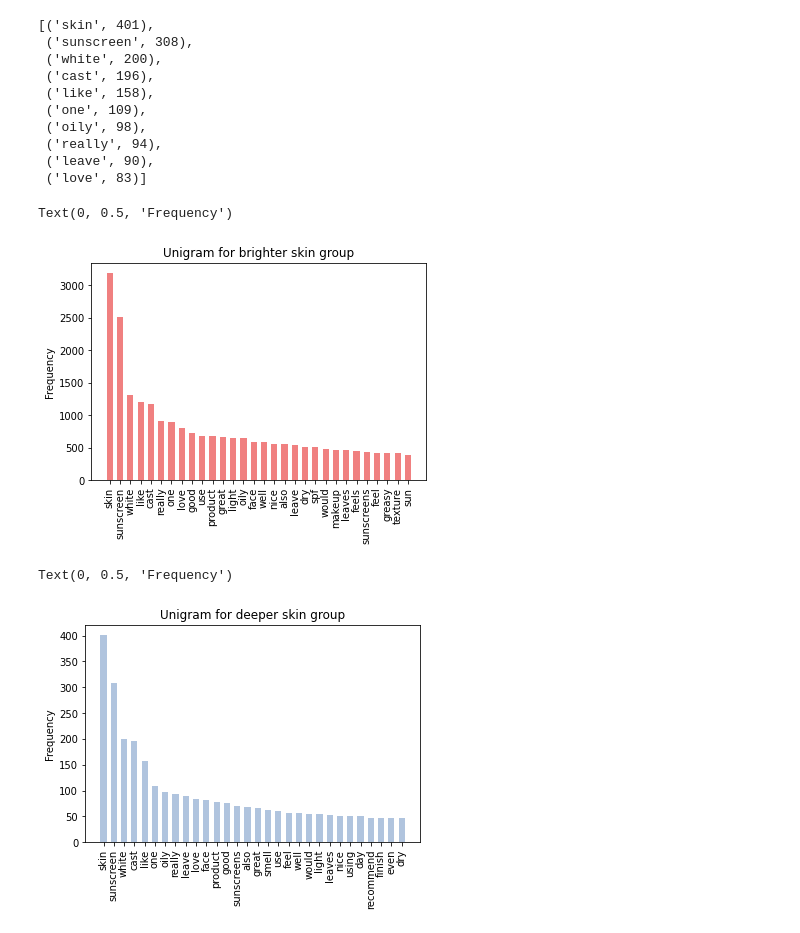
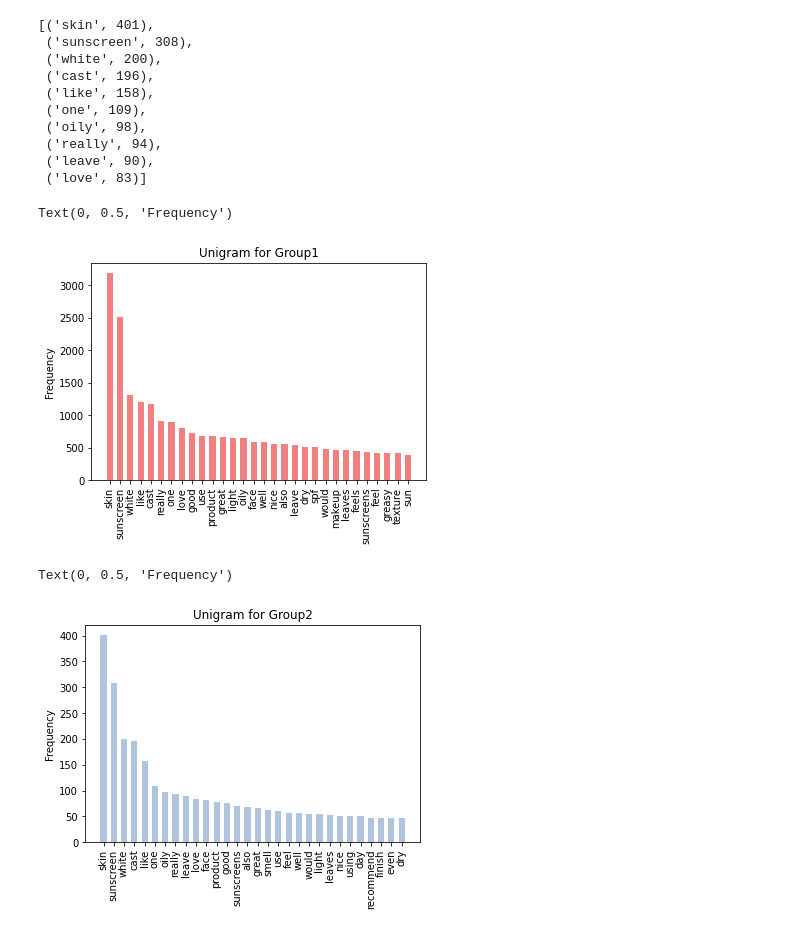
Before and after one commit to johnwalkington/fun-in-the-sun, a Jupyter notebook: Code/Skin_plot_and_nltk.ipynb, the cells around one changed output. Cells and saved outputs as stored; diff of their text form; code cells hidden in the pictures.

Commit message:
edit skin_plot_and_nltk

```diff
--- a/Code/Skin_plot_and_nltk.ipynb
+++ b/Code/Skin_plot_and_nltk.ipynb
@@ -119,22 +119,22 @@ fd2.most_common(10)
 # %%
 %matplotlib inline
 from collections import Counter
 import numpy as np
 from matplotlib import pyplot as plt
 
 for tag, count in fd1.most_common(30):
         "{}: {}".format(tag, count)
 
 y = [count for tag, count in fd1.most_common(30)]
 x = [tag for tag, count in fd1.most_common(30)]
 
 plt.bar(x, y, color='lightcoral',width=0.6)
 plt.xticks(rotation=90)
-plt.title("Unigram for brighter skin group")
+plt.title("Unigram for Group1")
 plt.ylabel("Frequency")
 # %% [output]
 Text(0, 0.5, 'Frequency')
-[figure, old version]
+[figure, new version]
 # %%
 
 for tag, count in fd2.most_common(30):
@@ -145,11 +145,11 @@ x = [tag for tag, count in fd2.most_common(30)]
 
 plt.bar(x, y, color='lightsteelblue', width=0.6)
 plt.xticks(rotation=90)
-plt.title("Unigram for deeper skin group")
+plt.title("Unigram for Group2")
 plt.ylabel("Frequency")
 # %% [output]
 Text(0, 0.5, 'Frequency')
-[figure, old version]
+[figure, new version]
 # %%
 # Making bigram and trigram for group1
 
```
Also changed, not shown: parts of 6 cells of this notebook.
